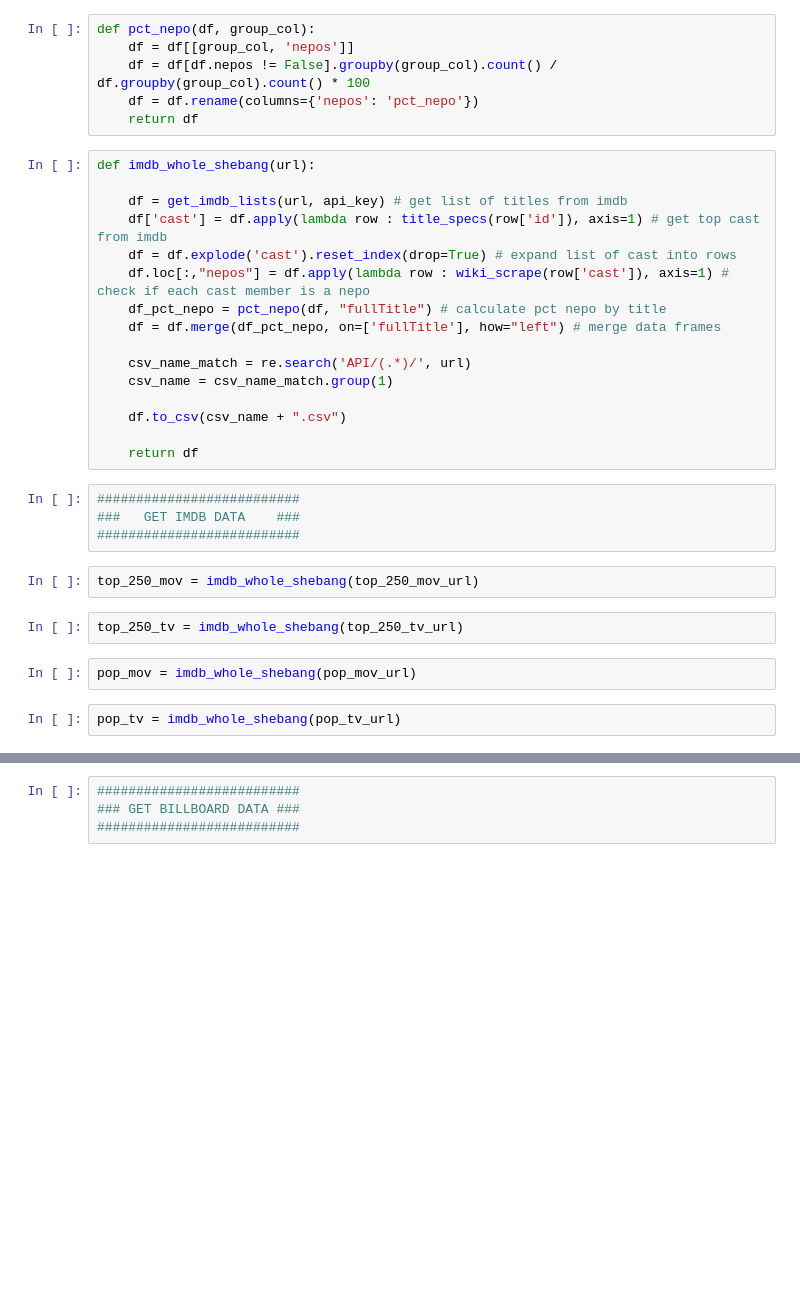
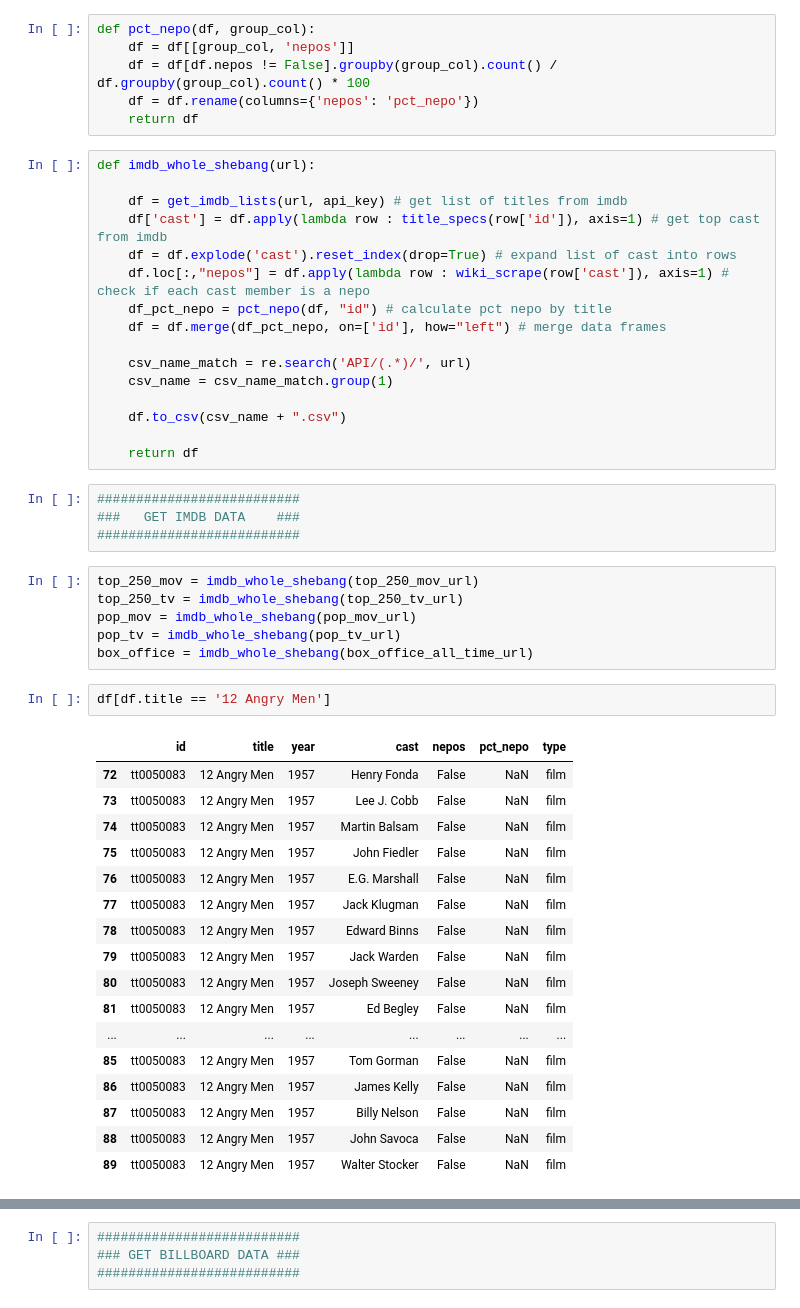
Before and after one commit to jessvoiture/are_they_a_nepo, a Jupyter notebook: nepo_links.ipynb, the cells around one changed output, grey strips where cells are left out. Saved outputs shown, nothing was run; the diff lists cells and outputs as text; blank space fills up the shorter version.

```diff
--- a/nepo_links.ipynb
+++ b/nepo_links.ipynb
@@ -164,8 +168,8 @@ def imdb_whole_shebang(url):
     df['cast'] = df.apply(lambda row : title_specs(row['id']), axis=1) # get top cast from imdb
     df = df.explode('cast').reset_index(drop=True) # expand list of cast into rows
     df.loc[:,"nepos"] = df.apply(lambda row : wiki_scrape(row['cast']), axis=1) # check if each cast member is a nepo
-    df_pct_nepo = pct_nepo(df, "fullTitle") # calculate pct nepo by title
-    df = df.merge(df_pct_nepo, on=['fullTitle'], how="left") # merge data frames
+    df_pct_nepo = pct_nepo(df, "id") # calculate pct nepo by title
+    df = df.merge(df_pct_nepo, on=['id'], how="left") # merge data frames
 
     csv_name_match = re.search('API/(.*)/', url)
     csv_name = csv_name_match.group(1)
@@ -177,11 +181,29 @@ def imdb_whole_shebang(url):
 ##########################
 ###   GET IMDB DATA    ###
 ##########################
-# %%
-top_250_mov = imdb_whole_shebang(top_250_mov_url)
-# %%
-top_250_tv = imdb_whole_shebang(top_250_tv_url)
-# %%
-pop_mov = imdb_whole_shebang(pop_mov_url)
-# %%
-pop_tv = imdb_whole_shebang(pop_tv_url)
+# %%
+top_250_mov = imdb_whole_shebang(top_250_mov_url)
+top_250_tv = imdb_whole_shebang(top_250_tv_url)
+pop_mov = imdb_whole_shebang(pop_mov_url)
+pop_tv = imdb_whole_shebang(pop_tv_url)
+box_office = imdb_whole_shebang(box_office_all_time_url)
+# %%
+df[df.title == '12 Angry Men']
+# %% [output]
+|  | id | title | year | cast | nepos | pct_nepo | type |
+| 72 | tt0050083 | 12 Angry Men | 1957 | Henry Fonda | False | NaN | film |
+| 73 | tt0050083 | 12 Angry Men | 1957 | Lee J. Cobb | False | NaN | film |
+| 74 | tt0050083 | 12 Angry Men | 1957 | Martin Balsam | False | NaN | film |
+| 75 | tt0050083 | 12 Angry Men | 1957 | John Fiedler | False | NaN | film |
+| 76 | tt0050083 | 12 Angry Men | 1957 | E.G. Marshall | False | NaN | film |
+| 77 | tt0050083 | 12 Angry Men | 1957 | Jack Klugman | False | NaN | film |
+| 78 | tt0050083 | 12 Angry Men | 1957 | Edward Binns | False | NaN | film |
+| 79 | tt0050083 | 12 Angry Men | 1957 | Jack Warden | False | NaN | film |
+| 80 | tt0050083 | 12 Angry Men | 1957 | Joseph Sweeney | False | NaN | film |
+| 81 | tt0050083 | 12 Angry Men | 1957 | Ed Begley | False | NaN | film |
+| ... | ... | ... | ... | ... | ... | ... | ... |
+| 85 | tt0050083 | 12 Angry Men | 1957 | Tom Gorman | False | NaN | film |
+| 86 | tt0050083 | 12 Angry Men | 1957 | James Kelly | False | NaN | film |
+| 87 | tt0050083 | 12 Angry Men | 1957 | Billy Nelson | False | NaN | film |
+| 88 | tt0050083 | 12 Angry Men | 1957 | John Savoca | False | NaN | film |
+| 89 | tt0050083 | 12 Angry Men | 1957 | Walter Stocker | False | NaN | film |
```
Also changed, not shown: parts of 8 cells of this notebook, 3 other files.
